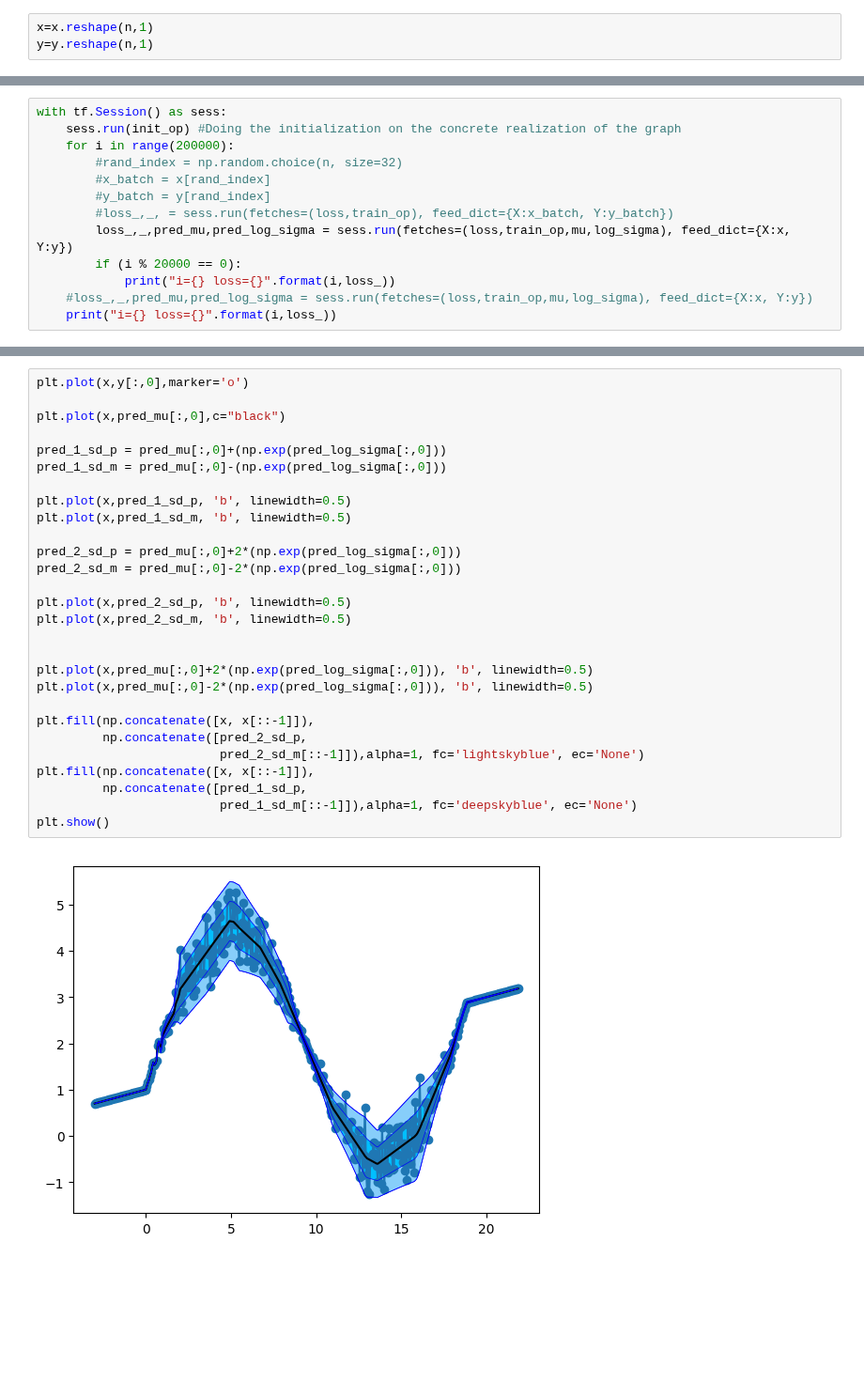
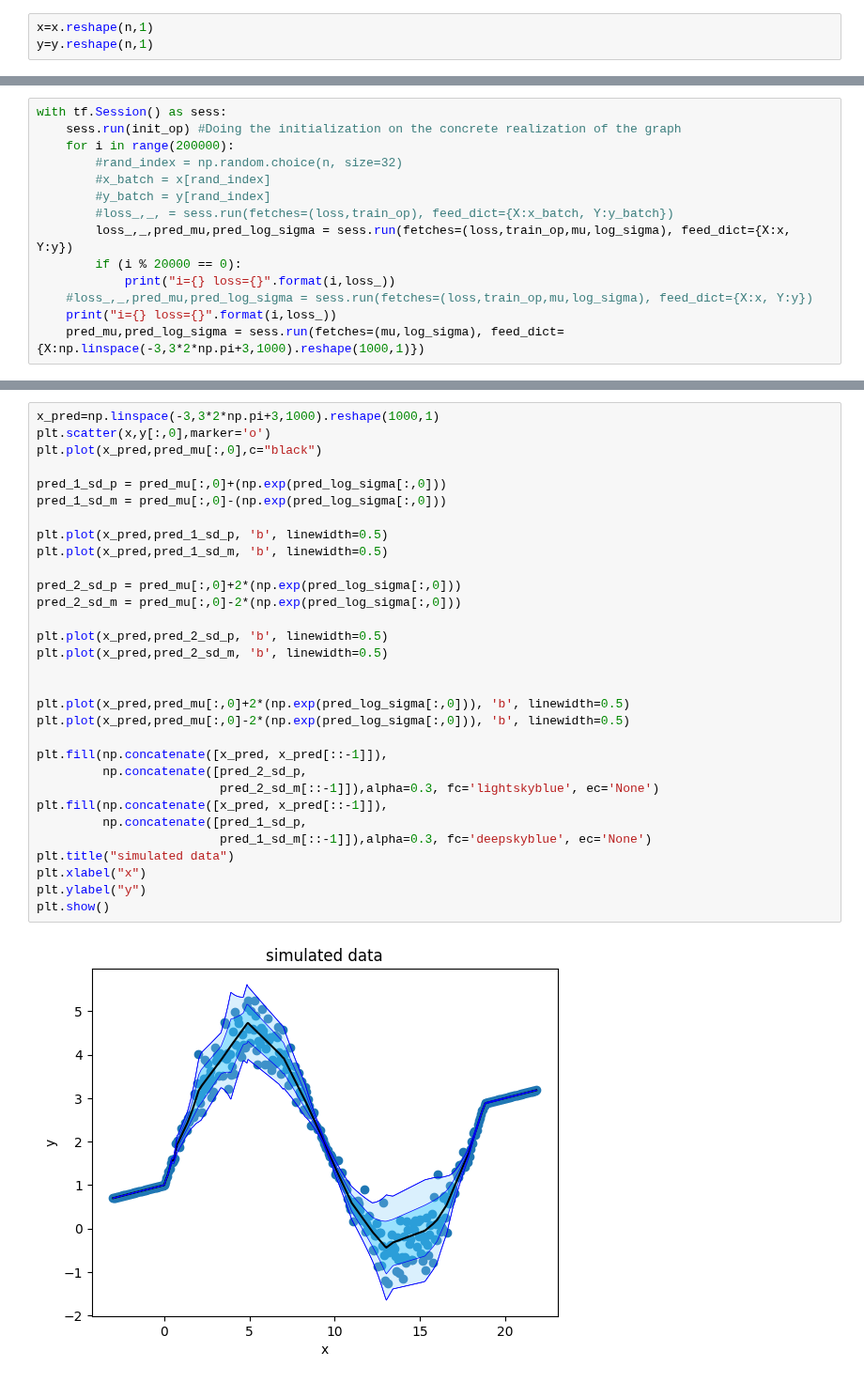
Before and after one commit to tensorchiefs/dl_book, a Jupyter notebook: chapter_04/nb_ch04_03.ipynb, the cells around one changed output, grey strips where cells are left out. Shown at 94% size. Cells and saved outputs as stored; diff of their text form; blank space fills up the shorter version.

```diff
--- a/chapter_04/nb_ch04_03.ipynb
+++ b/chapter_04/nb_ch04_03.ipynb
@@ -206,4 +198,5 @@ with tf.Session() as sess:
             print("i={} loss={}".format(i,loss_))
     #loss_,_,pred_mu,pred_log_sigma = sess.run(fetches=(loss,train_op,mu,log_sigma), feed_dict={X:x, Y:y})
     print("i={} loss={}".format(i,loss_))
+    pred_mu,pred_log_sigma = sess.run(fetches=(mu,log_sigma), feed_dict={X:np.linspace(-3,3*2*np.pi+3,1000).reshape(1000,1)})
 # %% [output]
@@ -221,30 +214,33 @@ i=199999 loss=[-858.9415]
 # %%
-plt.plot(x,y[:,0],marker='o')
-
-plt.plot(x,pred_mu[:,0],c="black")
+x_pred=np.linspace(-3,3*2*np.pi+3,1000).reshape(1000,1)
+plt.scatter(x,y[:,0],marker='o')
+plt.plot(x_pred,pred_mu[:,0],c="black")
 
 pred_1_sd_p = pred_mu[:,0]+(np.exp(pred_log_sigma[:,0]))
 pred_1_sd_m = pred_mu[:,0]-(np.exp(pred_log_sigma[:,0]))
 
-plt.plot(x,pred_1_sd_p, 'b', linewidth=0.5)
-plt.plot(x,pred_1_sd_m, 'b', linewidth=0.5)
+plt.plot(x_pred,pred_1_sd_p, 'b', linewidth=0.5)
+plt.plot(x_pred,pred_1_sd_m, 'b', linewidth=0.5)
 
 pred_2_sd_p = pred_mu[:,0]+2*(np.exp(pred_log_sigma[:,0]))
 pred_2_sd_m = pred_mu[:,0]-2*(np.exp(pred_log_sigma[:,0]))
 
-plt.plot(x,pred_2_sd_p, 'b', linewidth=0.5)
-plt.plot(x,pred_2_sd_m, 'b', linewidth=0.5)
+plt.plot(x_pred,pred_2_sd_p, 'b', linewidth=0.5)
+plt.plot(x_pred,pred_2_sd_m, 'b', linewidth=0.5)
 
 
-plt.plot(x,pred_mu[:,0]+2*(np.exp(pred_log_sigma[:,0])), 'b', linewidth=0.5)
-plt.plot(x,pred_mu[:,0]-2*(np.exp(pred_log_sigma[:,0])), 'b', linewidth=0.5)
+plt.plot(x_pred,pred_mu[:,0]+2*(np.exp(pred_log_sigma[:,0])), 'b', linewidth=0.5)
+plt.plot(x_pred,pred_mu[:,0]-2*(np.exp(pred_log_sigma[:,0])), 'b', linewidth=0.5)
 
-plt.fill(np.concatenate([x, x[::-1]]),
+plt.fill(np.concatenate([x_pred, x_pred[::-1]]),
          np.concatenate([pred_2_sd_p,
-                         pred_2_sd_m[::-1]]),alpha=1, fc='lightskyblue', ec='None')
-plt.fill(np.concatenate([x, x[::-1]]),
+                         pred_2_sd_m[::-1]]),alpha=0.3, fc='lightskyblue', ec='None')
+plt.fill(np.concatenate([x_pred, x_pred[::-1]]),
          np.concatenate([pred_1_sd_p,
-                         pred_1_sd_m[::-1]]),alpha=1, fc='deepskyblue', ec='None')
+                         pred_1_sd_m[::-1]]),alpha=0.3, fc='deepskyblue', ec='None')
+plt.title("simulated data")
+plt.xlabel("x")
+plt.ylabel("y")
 plt.show()
 # %% [output]
-[figure, old version]
+[figure, new version]
```
Also changed, not shown: parts of 15 cells of this notebook.
